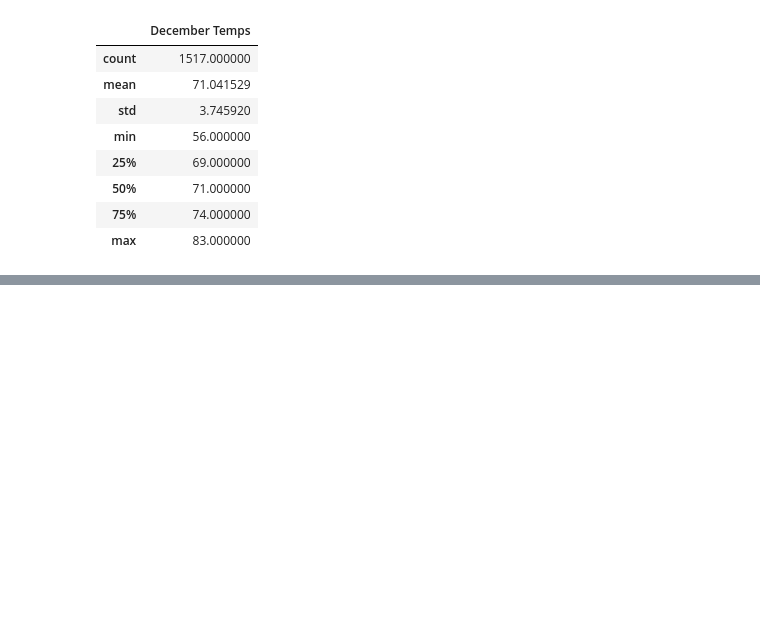
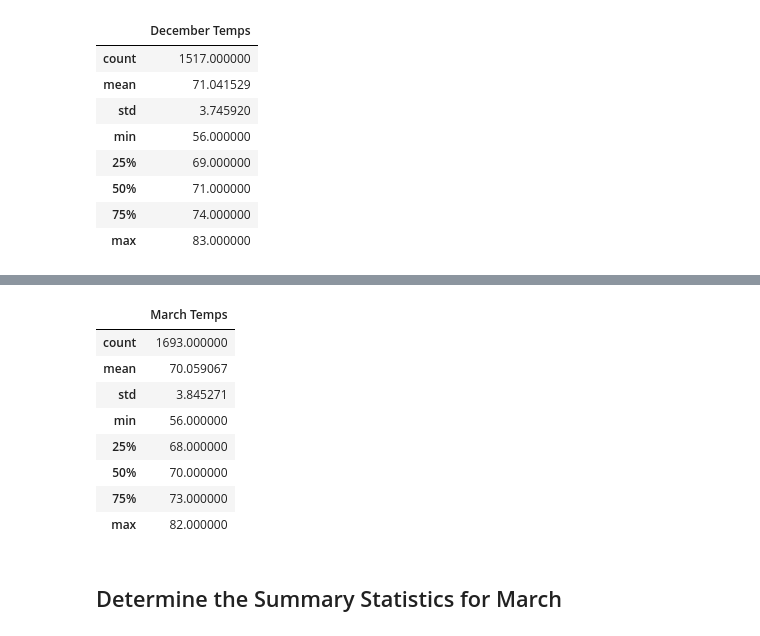
Before and after one commit to ChristianShada/surfs_up, a Jupyter notebook: SurfsUp_Challenge.ipynb, the cells around one changed output, grey strips where cells are left out. Drawn from its saved outputs; the diff is of its cells as text; code cells hidden in the pictures; blank space fills up the shorter version.

```diff
--- a/SurfsUp_Challenge.ipynb
+++ b/SurfsUp_Challenge.ipynb
@@ -115,0 +118,3 @@ dec_df.describe()
+# %%
+# Write a query that filters the Measurement table to retrieve the temperatures for the month of December.
+mar_temps = session.query(Measurement.date, Measurement.tobs).filter(func.strftime("%m", Measurement.date) == "03").all()
@@ -115,0 +142,20 @@ dec_df.describe()
+# %%
+# Create a DataFrame from the list of temperatures for the month of December.
+mar_df = pd.DataFrame(mar_temps, columns=['Date','March Temps'])
+mar_df.set_index(mar_df['Date'], inplace=True)
+# print(dec_df.to_string(index=False))
+# %%
+# Calculate and print out the summary statistics for the Decemeber temperature DataFrame.
+mar_df.describe()
+# %% [output]
+|  | March Temps |
+| count | 1693.000000 |
+| mean | 70.059067 |
+| std | 3.845271 |
+| min | 56.000000 |
+| 25% | 68.000000 |
+| 50% | 70.000000 |
+| 75% | 73.000000 |
+| max | 82.000000 |
+# %% [markdown]
+## Determine the Summary Statistics for March
```
Also changed, not shown: parts of 6 cells of this notebook.
